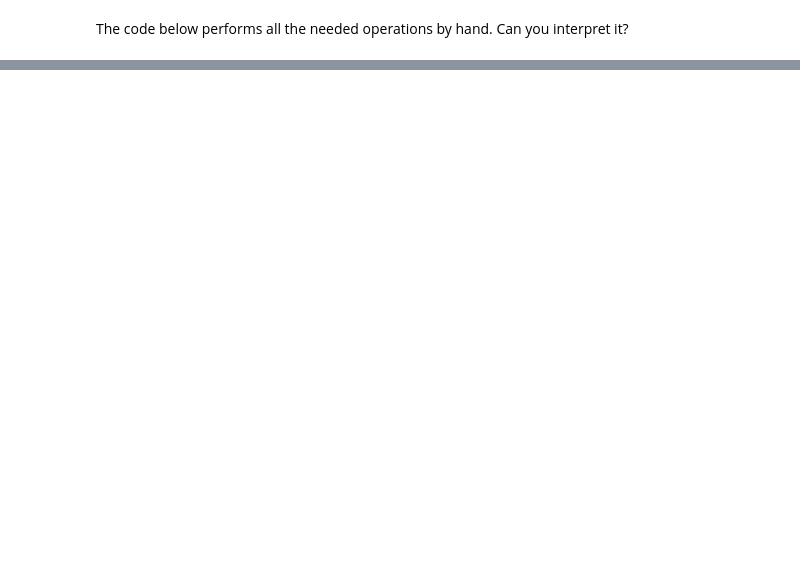
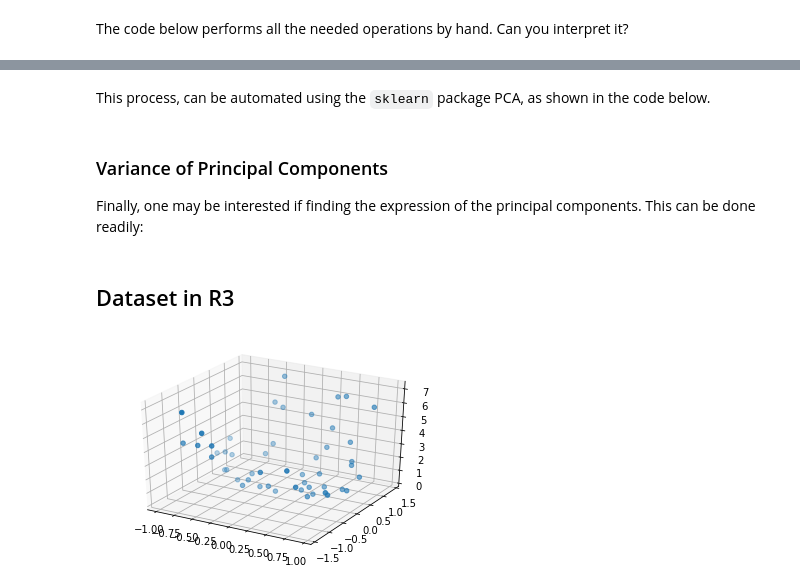
Before and after one commit to UBDS-3/ML_projects_tasks, a Jupyter notebook: day-2-dimesionality-reduction.ipynb, the cells around one changed output, grey strips where cells are left out. Drawn from its saved outputs; the diff is of its cells as text; code cells hidden in the pictures; blank space fills up the shorter version.

```diff
--- a/day-2-dimesionality-reduction.ipynb
+++ b/day-2-dimesionality-reduction.ipynb
@@ -246,0 +85,2 @@ dict_keys(['data', 'target', 'target_names', 'DESCR', 'feature_names', 'filename
+# %% [markdown]
+This process, can be automated using the `sklearn` package PCA, as shown in the code below.
@@ -246,0 +101,3 @@ dict_keys(['data', 'target', 'target_names', 'DESCR', 'feature_names', 'filename
+# %% [markdown]
+### Variance of Principal Components
+Finally, one may be interested if finding the expression of the principal components. This can be done readily:
@@ -246,0 +117,21 @@ dict_keys(['data', 'target', 'target_names', 'DESCR', 'feature_names', 'filename
+# %% [markdown]
+## Dataset in R3
+# %%
+#Task: The code below generates 50 random points in R3. Plot the 1D and 2D principal
+# components analysis projections. Advanced: color the points by their z value.
+x = 2*np.random.rand(50)-1
+y = 3*np.random.rand(50)-1.5
+z = x**2 + 3*y**2 + np.random.rand(50)
+df = pd.DataFrame(np.array([x, y, z]).T)
+
+fig = plt.figure()
+ax = plt.axes(projection='3d')
+ax.scatter3D(x, y, z)
+plt.show()
+
+# Find PCA projection onto one component and plot it
+
+
+# Find PCA projection onto two components and plot it
+# %% [output]
+[figure, added]
```
Also changed, not shown: parts of 39 cells of this notebook.
